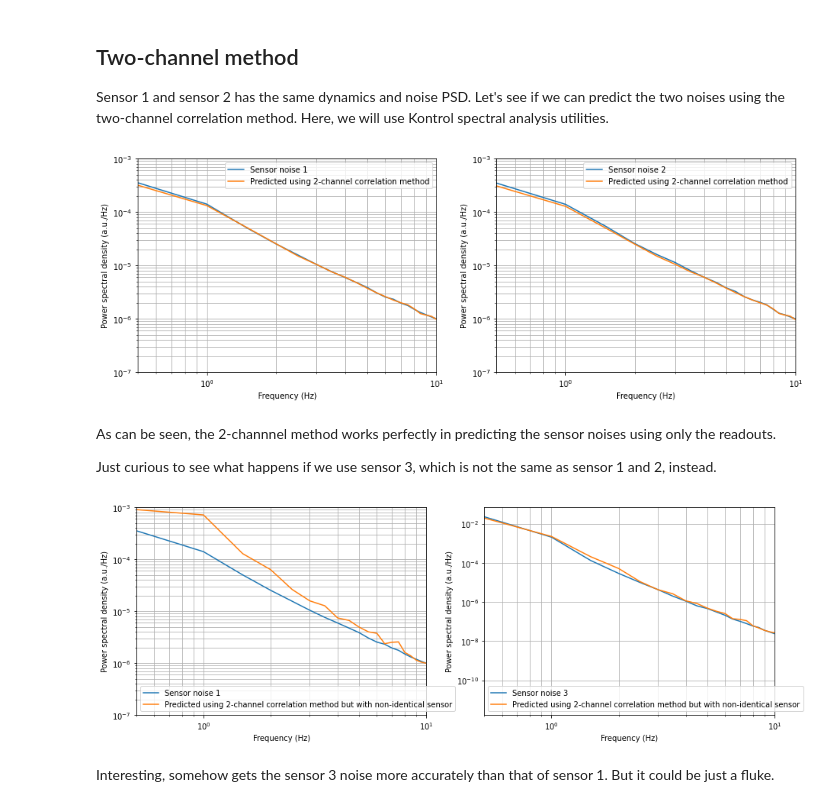
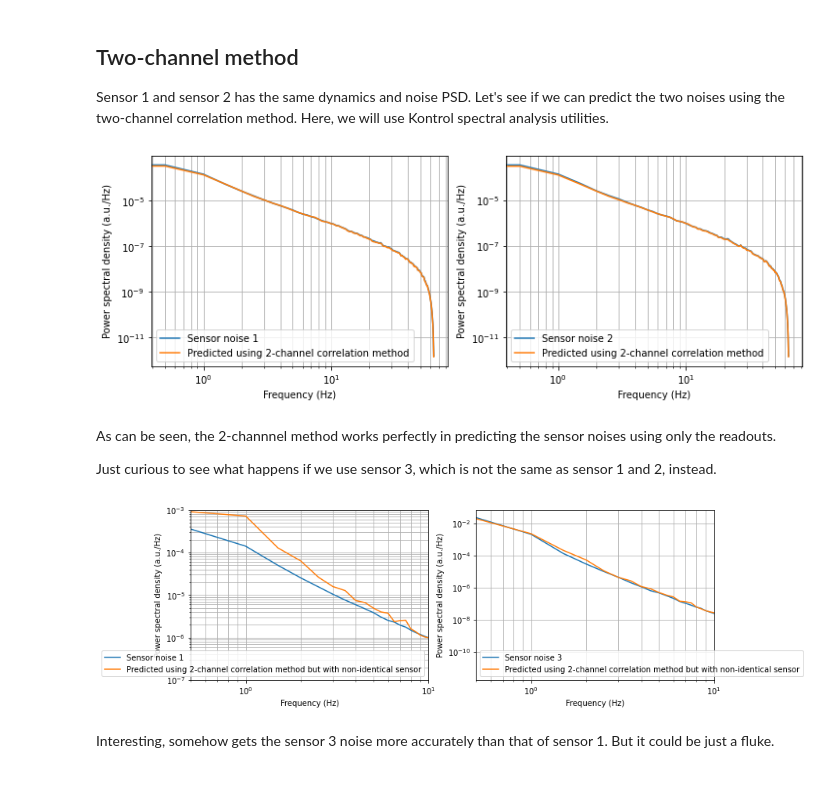
Before and after one commit to terrencetec/kontrol, a Jupyter notebook: docs/source/tutorials/noise_estimation_using_correlation_methods.ipynb, the cells around one changed output. Cells and saved outputs as stored; diff of their text form; code cells hidden in the pictures.

```diff
--- a/docs/source/tutorials/noise_estimation_using_correlation_methods.ipynb
+++ b/docs/source/tutorials/noise_estimation_using_correlation_methods.ipynb
@@ -148,30 +150,20 @@ Here, we will use Kontrol spectral analysis utilities.
 # %%
 import kontrol
 
-# Use the time series directly.
-P_n1_2channel = kontrol.spectral.two_channel_correlation(y1, y2, fs=fs)
-P_n2_2channel = kontrol.spectral.two_channel_correlation(y2, y1, fs=fs)
 
-# # Alternatively, use the PSD and coherence directly.
-# _, coherence_12 = scipy.signal.coherence(y1, y2, fs=fs)
-# _, coherence_21 = scipy.signal.coherence(y2, y1, fs=fs)  # This is actually the same as coherence_12
-# P_n1_2channel_coh = kontrol.spectral.two_channel_correlation(P_y1, P_y2, fs=fs, coherence=coherence_12)
-# P_n2_2channel_coh = kontrol.spectral.two_channel_correlation(P_y2, P_y1, fs=fs, coherence=coherence_21)
+_, coh12 = scipy.signal.coherence(y1, y2, fs=fs)
+_, coh21 = scipy.signal.coherence(y2, y1, fs=fs)  # This is actually the same as coh21
+P_n1_2channel = kontrol.spectral.two_channel_correlation(psd=P_y1, coh=coh12)
+P_n2_2channel = kontrol.spectral.two_channel_correlation(psd=P_y2, coh=coh21)
 
-# # Alternatively, use the PSD and cross power spectral density directly.
-# _, cpsd_12 = scipy.signal.csd(y1, y2, fs=fs)
-# _, cpsd_21 = scipy.signal.csd(y2, y1, fs=fs)
-# P_n1_2channel_cpsd = kontrol.spectral.two_channel_correlation(P_y1, P_y2, fs=fs, cpsd=cpsd_12)
-# P_n2_2channel_cpsd = kontrol.spectral.two_channel_correlation(P_y2, P_y1, fs=fs, cpsd=cpsd_21)
-
-plt.figure(figsize=(15, 5))
+plt.figure(figsize=(12, 4))
 plt.subplot(121)
 plt.loglog(f, P_n1, label="Sensor noise 1")
 plt.loglog(f, P_n1_2channel, label="Predicted using 2-channel correlation method")
 plt.legend(loc=0)
 plt.grid(which="both")
-plt.ylim(1e-7, 1e-3)
-plt.xlim(0.5, 10)
+# plt.ylim(1e-7, 1e-3)
+# plt.xlim(0.5, 10)
 plt.ylabel("Power spectral density (a.u./Hz)")
 plt.xlabel("Frequency (Hz)")
 
@@ -180,46 +172,50 @@ plt.loglog(f, P_n2, label="Sensor noise 2")
 plt.loglog(f, P_n2_2channel, label="Predicted using 2-channel correlation method")
 plt.legend(loc=0)
 plt.grid(which="both")
-plt.ylim(1e-7, 1e-3)
-plt.xlim(0.5, 10)
+# plt.ylim(1e-7, 1e-3)
+# plt.xlim(0.5, 10)
 plt.ylabel("Power spectral density (a.u./Hz)")
 plt.xlabel("Frequency (Hz)")
 
 plt.show()
 # %% [output]
-[figure, old version]
+[figure, new version]
 # %% [markdown]
 As can be seen, the 2-channnel method works perfectly in predicting the sensor noises using only the readouts.
 
 Just curious to see what happens if we use sensor 3, which is not the same as sensor 1 and 2, instead.
 # %%
-P_n1_2channel_from_n3 = kontrol.spectral.two_channel_correlation(y1, y3, fs=fs)
-P_n3_2channel_from_n1 = kontrol.spectral.two_channel_correlation(y3, y1, fs=fs)
+_, coh13 = scipy.signal.coherence(y1, y3, fs=fs)
+_, coh31 = scipy.signal.coherence(y3, y1, fs=fs)  # This is actually the same as coh21
 
-plt.figure(figsize=(15, 5))
+
+P_n1_2channel_from_n3 = kontrol.spectral.two_channel_correlation(psd=P_y1, coh=coh13)
+P_n3_2channel_from_n1 = kontrol.spectral.two_channel_correlation(psd=P_y3, coh=coh31)
+
+plt.figure(figsize=(12, 4))
 plt.subplot(121)
 plt.loglog(f, P_n1, label="Sensor noise 1")
 plt.loglog(f, P_n1_2channel_from_n3, label="Predicted using 2-channel correlation method but with non-identical sensor")
 plt.legend(loc=0)
 plt.grid(which="both")
 plt.ylim(1e-7, 1e-3)
 plt.xlim(0.5, 10)
 plt.ylabel("Power spectral density (a.u./Hz)")
 plt.xlabel("Frequency (Hz)")
 
 plt.subplot(122)
 plt.loglog(f, P_n3, label="Sensor noise 3")
 plt.loglog(f, P_n3_2channel_from_n1, label="Predicted using 2-channel correlation method but with non-identical sensor")
 plt.legend(loc=0)
 plt.grid(which="both")
 # plt.ylim(1e-7, 1e-3)
 plt.xlim(0.5, 10)
 plt.ylabel("Power spectral density (a.u./Hz)")
 plt.xlabel("Frequency (Hz)")
 
 plt.show()
 # %% [output]
-[figure, old version]
+[figure, new version]
 # %% [markdown]
 Interesting, somehow gets the sensor 3 noise more accurately than that of sensor 1. But it could be just a fluke.
 # %% [markdown]
```
Also changed, not shown: parts of 4 cells of this notebook, 2 other files.
